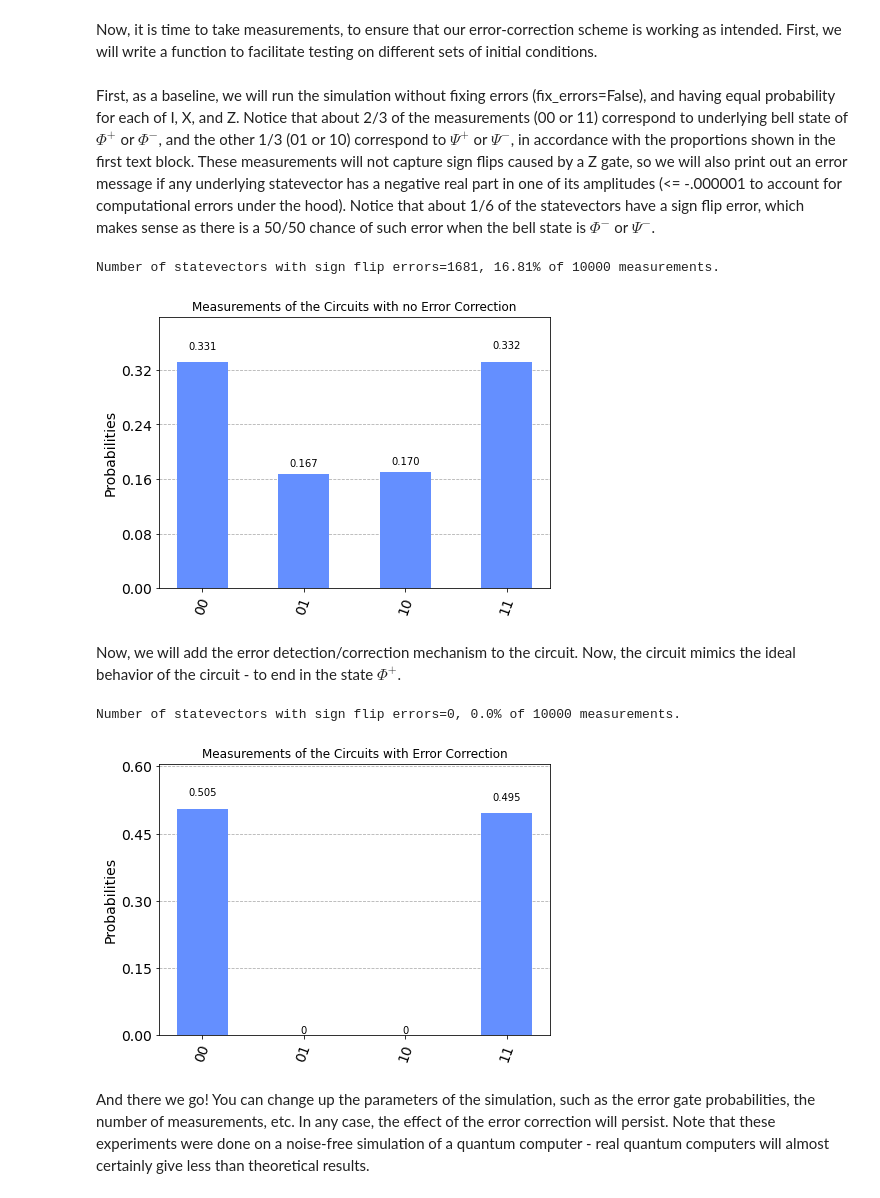
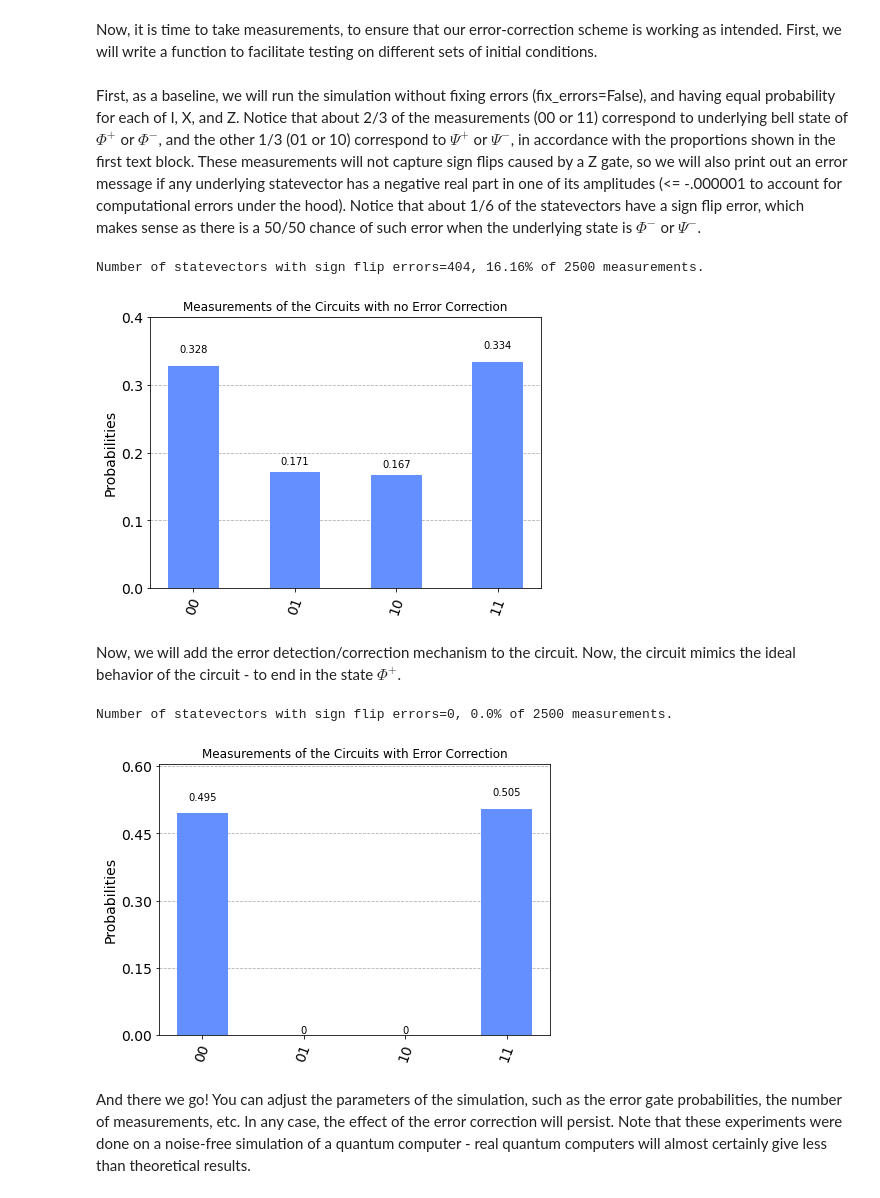
Before and after one commit to Ben-Foxman/QOSF_Submission, a Jupyter notebook: QOSF2021_Problem2.ipynb, the cells around one changed output. Saved outputs shown, nothing was run; the diff lists cells and outputs as text; code cells hidden in the pictures.

```diff
--- a/QOSF2021_Problem2.ipynb
+++ b/QOSF2021_Problem2.ipynb
@@ -132,25 +131,29 @@ def run_simulation(error_probabilities, iters, fix_errors):
   return (hits, sign_errors)
 # %% [markdown]
 First, as a baseline, we will run the simulation without fixing errors (fix_errors=False), and having equal probability for each of I, X, and Z.
-Notice that about 2/3 of the measurements (00 or 11) correspond to underlying bell state of $\Phi^+$ or $\Phi^-$, and the other 1/3 (01 or 10) correspond to $\Psi^+$ or $\Psi^-$, in accordance with the proportions shown in the first text block. These measurements will not capture sign flips caused by a Z gate, so we will also print out an error message if any underlying statevector has a negative real part in one of its amplitudes (<= -.000001 to account for computational errors under the hood). Notice that about 1/6 of the statevectors have a sign flip error, which makes sense as there is a 50/50 chance of such error when the bell state is $\Phi^-$ or $\Psi^-$.
+Notice that about 2/3 of the measurements (00 or 11) correspond to underlying bell state of $\Phi^+$ or $\Phi^-$, and the other 1/3 (01 or 10) correspond to $\Psi^+$ or $\Psi^-$, in accordance with the proportions shown in the first text block. These measurements will not capture sign flips caused by a Z gate, so we will also print out an error message if any underlying statevector has a negative real part in one of its amplitudes (<= -.000001 to account for computational errors under the hood). Notice that about 1/6 of the statevectors have a sign flip error, which makes sense as there is a 50/50 chance of such error when the underlying state is $\Phi^-$ or $\Psi^-$.
 # %%
-n_measurements = 10000
+n_measurements = 2500
+# run simulation
 hits, sign_errors = run_simulation(np.array([1/3, 1/3, 1/3]), n_measurements, False)
+# show results
 print("Number of statevectors with sign flip errors={}, {}% of {} measurements."
   .format(sign_errors, np.round(sign_errors/n_measurements/.01, 2), n_measurements))
 plot_histogram(hits, title='Measurements of the Circuits with no Error Correction')
 # %% [output]
-Number of statevectors with sign flip errors=1681, 16.81% of 10000 measurements.
+Number of statevectors with sign flip errors=404, 16.16% of 2500 measurements.
-[figure, old version]
+[figure, new version]
 # %% [markdown]
 Now, we will add the error detection/correction mechanism to the circuit. Now, the circuit mimics the ideal behavior of the circuit - to end in the state $\Phi^+$.
 # %%
+# run simulation
 hits, sign_errors = run_simulation(np.array([1/3, 1/3, 1/3]), n_measurements, True)
+# show results
 print("Number of statevectors with sign flip errors={}, {}% of {} measurements."
   .format(sign_errors, np.round(sign_errors/n_measurements/.01, 2), n_measurements))
 plot_histogram(hits, title='Measurements of the Circuits with Error Correction')
 # %% [output]
-Number of statevectors with sign flip errors=0, 0.0% of 10000 measurements.
+Number of statevectors with sign flip errors=0, 0.0% of 2500 measurements.
-[figure, old version]
+[figure, new version]
 # %% [markdown]
-And there we go! You can change up the parameters of the simulation, such as the error gate probabilities, the number of measurements, etc. In any case, the effect of the error correction will persist. Note that these experiments were done on a noise-free simulation of a quantum computer - real quantum computers will almost certainly give less than theoretical results.
+And there we go! You can adjust the parameters of the simulation, such as the error gate probabilities, the number of measurements, etc. In any case, the effect of the error correction will persist. Note that these experiments were done on a noise-free simulation of a quantum computer - real quantum computers will almost certainly give less than theoretical results.
```
Also changed, not shown: parts of 1 cell of this notebook.
